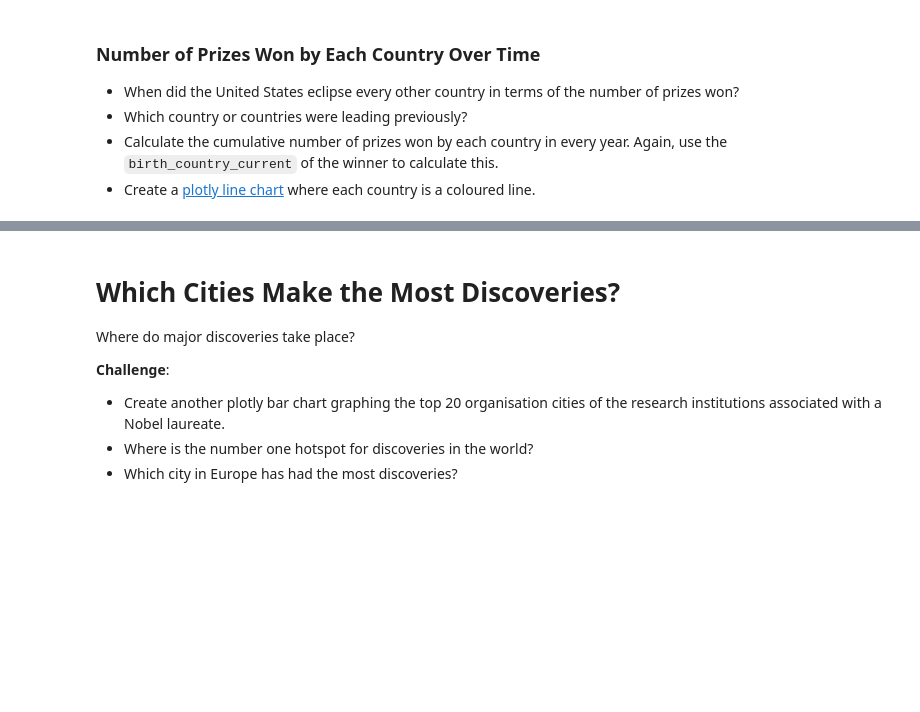
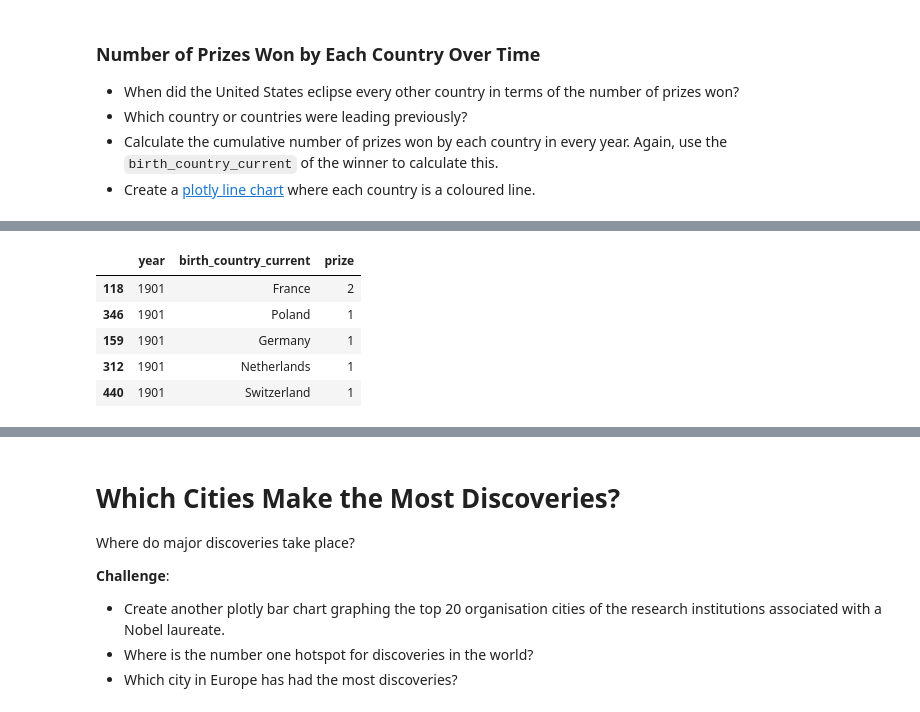
Before and after one commit to TahaThinks/DataScienceProjects2024, a Jupyter notebook: Nobel_Prize_Analysis_(start).ipynb, the cells around one changed output, grey strips where cells are left out. Drawn from its saved outputs; the diff is of its cells as text; code cells hidden in the pictures; blank space fills up the shorter version.

```diff
--- a/Nobel_Prize_Analysis_(start).ipynb
+++ b/Nobel_Prize_Analysis_(start).ipynb
@@ -695,0 +704,9 @@ merged_df.sort_values(by='total_prize', inplace=True)
+# %%
+prizes_per_year.head(5)
+# %% [output]
+|  | year | birth_country_current | prize |
+| 118 | 1901 | France | 2 |
+| 346 | 1901 | Poland | 1 |
+| 159 | 1901 | Germany | 1 |
+| 312 | 1901 | Netherlands | 1 |
+| 440 | 1901 | Switzerland | 1 |
```
Also changed, not shown: parts of 8 cells of this notebook.
